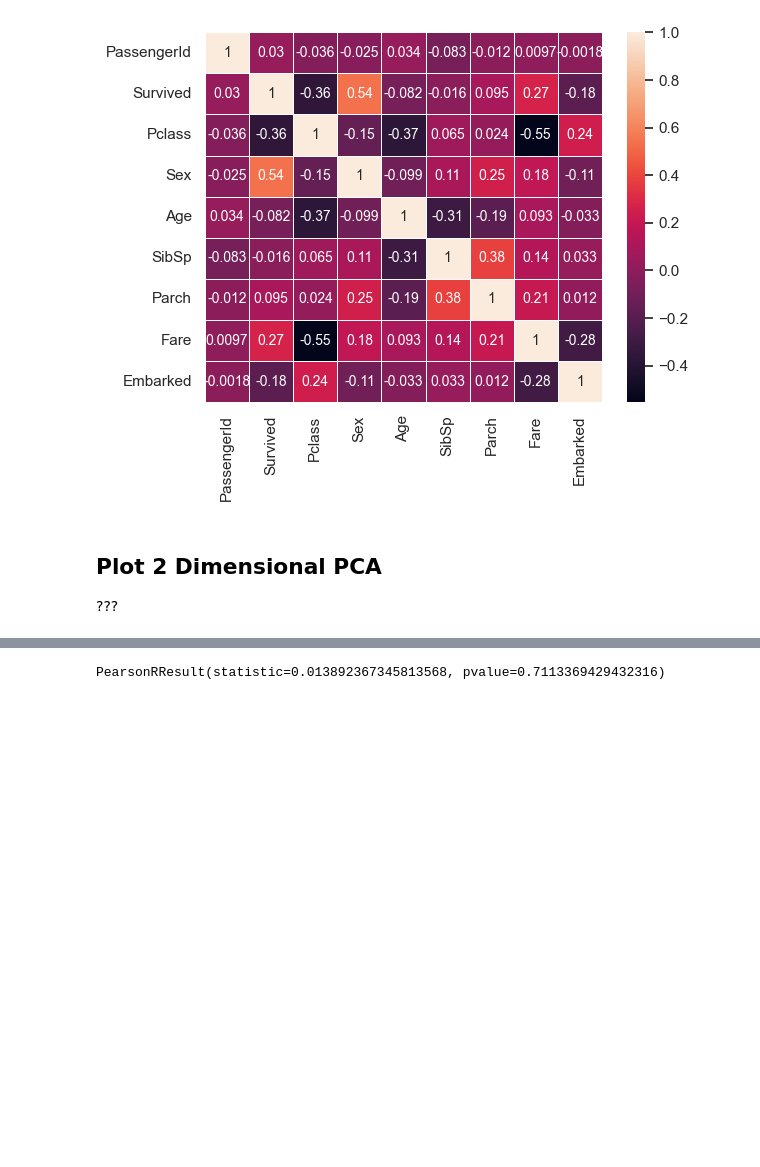
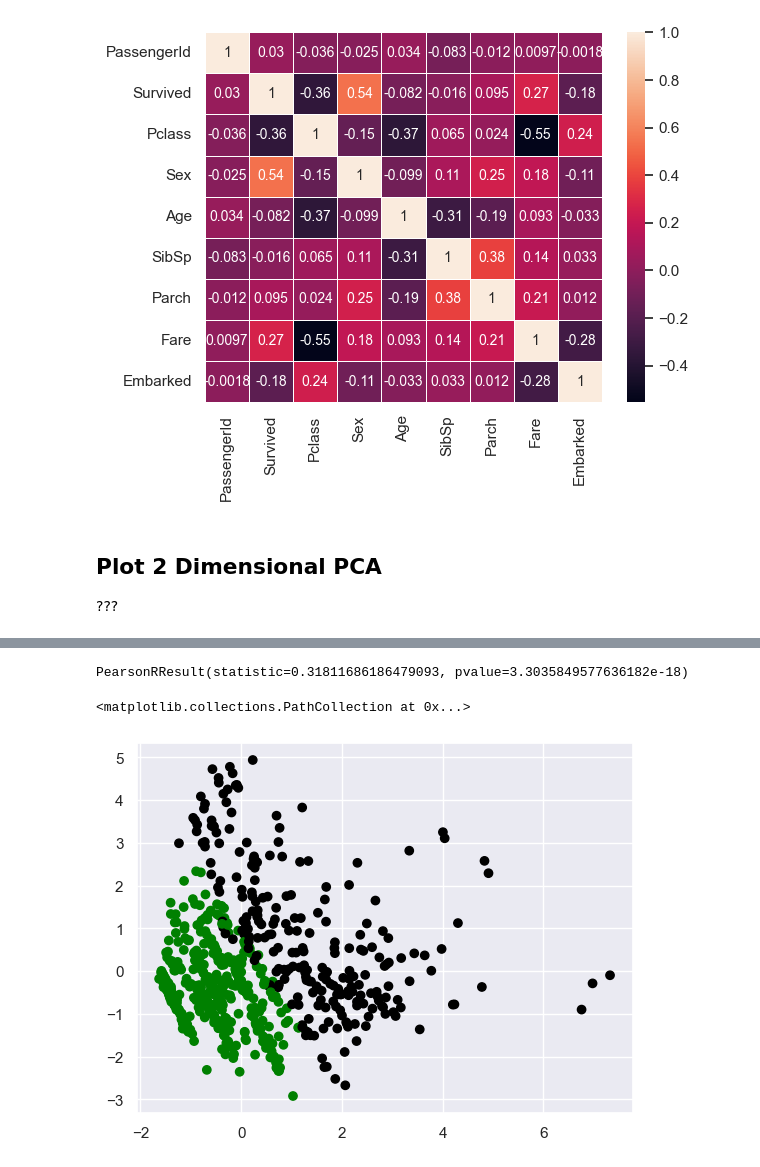
Before and after one commit to caluru/ml_exploration, a Jupyter notebook: titanic.ipynb, the cells around one changed output, grey strips where cells are left out. Drawn from its saved outputs; the diff is of its cells as text; code cells hidden in the pictures; blank space fills up the shorter version.

```diff
--- a/titanic.ipynb
+++ b/titanic.ipynb
@@ -50,6 +54,9 @@ plt.scatter(x,y)
 # %%
 kmeans = KMeans(2)
-pred = kmeans.fit_predict(features.to_numpy())
-pearsonr(pred, data["Survived"])
+pred = kmeans.fit_predict(scaled_features)
+print(pearsonr(pred, data["Survived"]))
+plt.scatter(x, y, c=["black" if i else "green" for i in pred])
 # %% [output]
-PearsonRResult(statistic=0.013892367345813568, pvalue=0.7113369429432316)
+PearsonRResult(statistic=0.31811686186479093, pvalue=3.3035849577636182e-18)
+<matplotlib.collections.PathCollection at 0x...>
+[figure, added]
```
Also changed, not shown: parts of 2 cells of this notebook.
